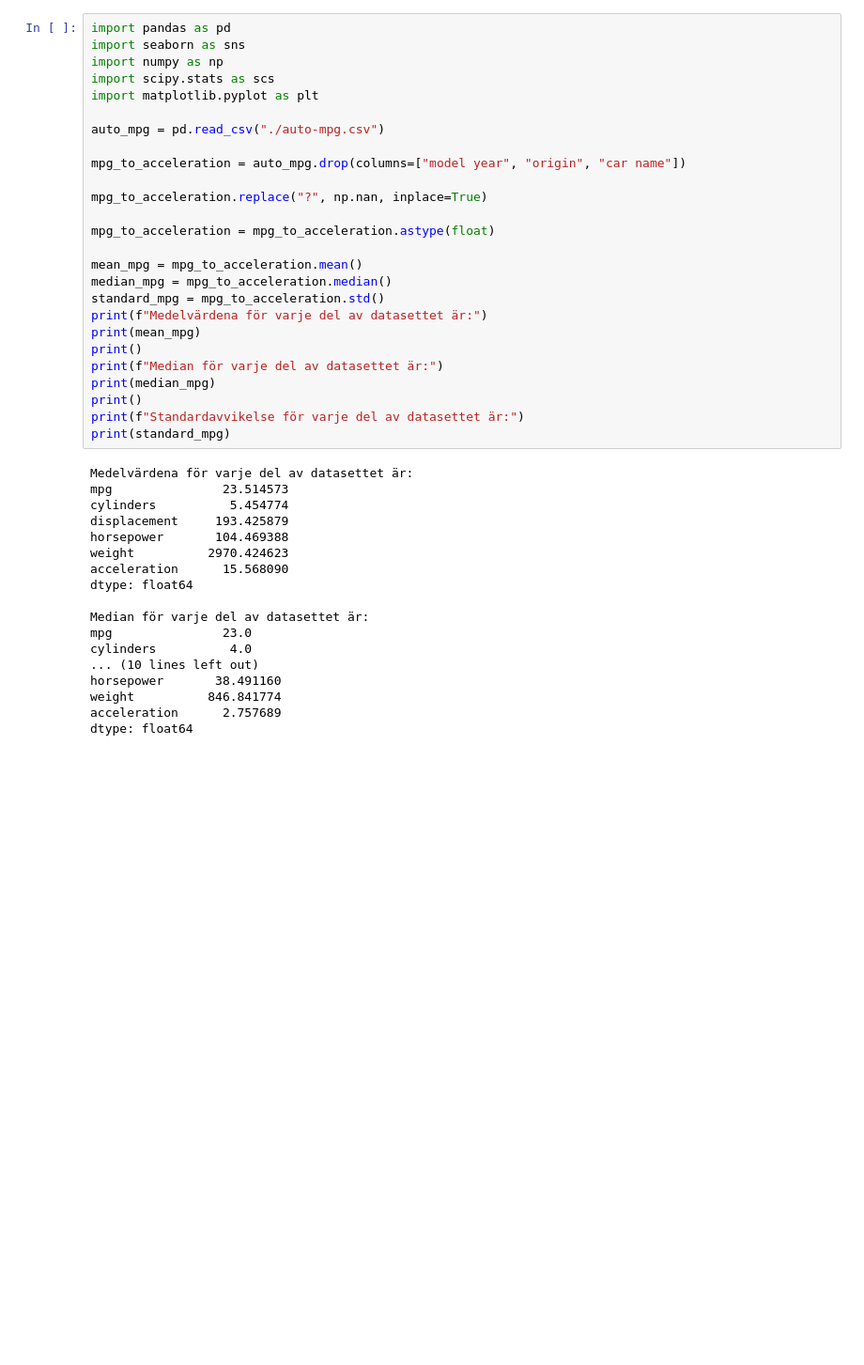
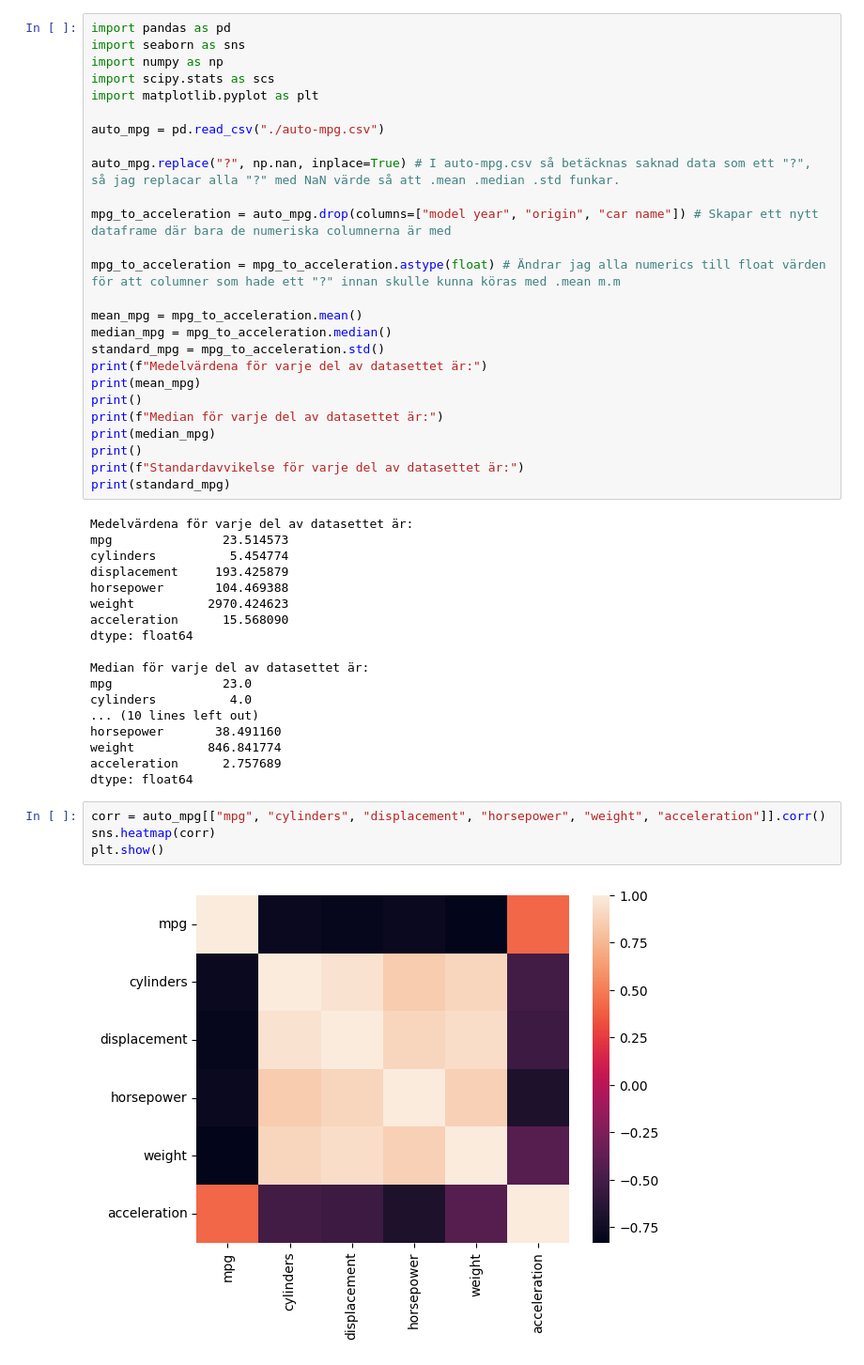
Before and after one commit to MaxRaineGit/statistik_git, a Jupyter notebook: Statistik.ipynb, the cells around one changed output. Shown: that part at 94% size. Drawn from its saved outputs; the diff is of its cells as text; blank space fills up the shorter version.

```diff
--- a/Statistik.ipynb
+++ b/Statistik.ipynb
@@ -9,11 +11,11 @@ import matplotlib.pyplot as plt
 
 auto_mpg = pd.read_csv("./auto-mpg.csv")
 
-mpg_to_acceleration = auto_mpg.drop(columns=["model year", "origin", "car name"])
+auto_mpg.replace("?", np.nan, inplace=True) # I auto-mpg.csv så betäcknas saknad data som ett "?", så jag replacar alla "?" med NaN värde så att .mean .median .std funkar.
 
-mpg_to_acceleration.replace("?", np.nan, inplace=True)
+mpg_to_acceleration = auto_mpg.drop(columns=["model year", "origin", "car name"]) # Skapar ett nytt dataframe där bara de numeriska columnerna är med
 
-mpg_to_acceleration = mpg_to_acceleration.astype(float)
+mpg_to_acceleration = mpg_to_acceleration.astype(float) # Ändrar jag alla numerics till float värden för att columner som hade ett "?" innan skulle kunna köras med .mean m.m
 
 mean_mpg = mpg_to_acceleration.mean()
 median_mpg = mpg_to_acceleration.median()
@@ -44,3 +46,9 @@ horsepower       38.491160
 weight          846.841774
 acceleration      2.757689
 dtype: float64
+# %%
+corr = auto_mpg[["mpg", "cylinders", "displacement", "horsepower", "weight", "acceleration"]].corr()
+sns.heatmap(corr)
+plt.show()
+# %% [output]
+[figure, added]
```
Also changed, not shown: parts of 1 cell of this notebook.
